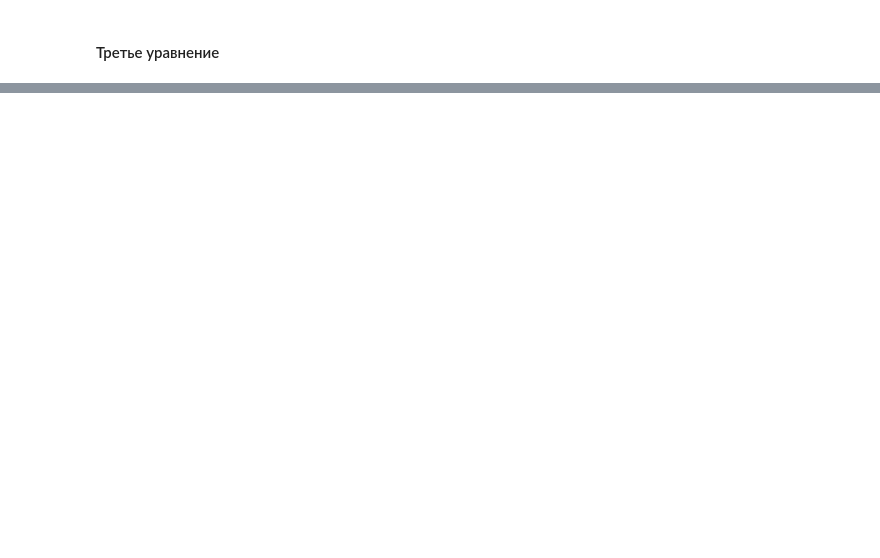
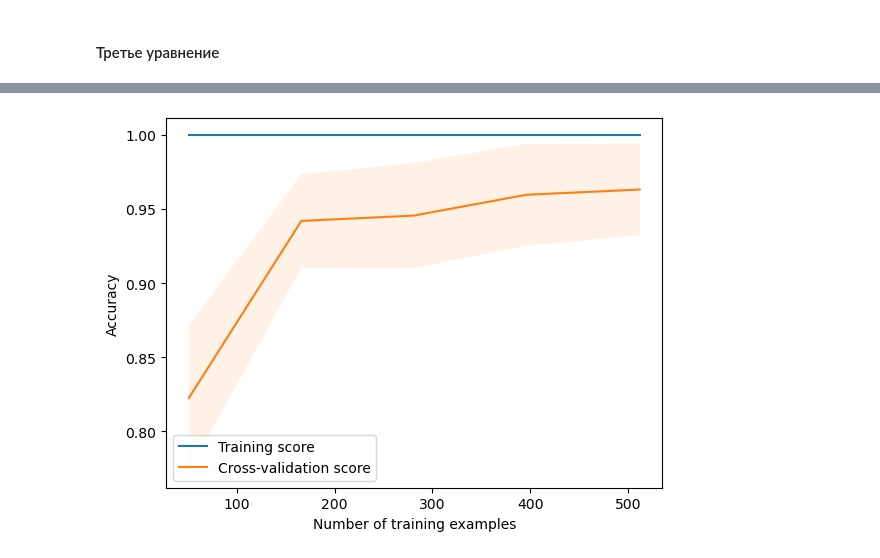
Before and after one commit to CosmDandy/-_4_-, a Jupyter notebook: analysis.ipynb, the cells around one changed output, grey strips where cells are left out. Saved outputs shown, nothing was run; the diff lists cells and outputs as text; code cells hidden in the pictures; blank space fills up the shorter version.

```diff
--- a/analysis.ipynb
+++ b/analysis.ipynb
@@ -1352,0 +1562,35 @@ Cредняя квадратичная ошибка (MSE): 1.5%
+# %%
+from sklearn.datasets import load_breast_cancer
+from sklearn.ensemble import RandomForestClassifier
+from sklearn.model_selection import learning_curve
+import matplotlib.pyplot as plt
+import numpy as np
+
+# Загрузка данных
+data = load_breast_cancer()
+X, y = data.data, data.target
+
+# Определение модели
+model = RandomForestClassifier(n_estimators=100, random_state=42)
+
+# Вычисление кривых обучения
+train_sizes, train_scores, test_scores = learning_curve(
+    model, X, y, cv=10, scoring='accuracy', n_jobs=-1)
+
+# Вычисление средних значений и стандартных отклонений
+train_scores_mean = np.mean(train_scores, axis=1)
+train_scores_std = np.std(train_scores, axis=1)
+test_scores_mean = np.mean(test_scores, axis=1)
+test_scores_std = np.std(test_scores, axis=1)
+
+# Построение графика обучения
+plt.plot(train_sizes, train_scores_mean, label='Training score')
+plt.fill_between(train_sizes, train_scores_mean - train_scores_std, train_scores_mean + train_scores_std, alpha=0.1)
+plt.plot(train_sizes, test_scores_mean, label='Cross-validation score')
+plt.fill_between(train_sizes, test_scores_mean - test_scores_std, test_scores_mean + test_scores_std, alpha=0.1)
+plt.xlabel('Number of training examples')
+plt.ylabel('Accuracy')
+plt.legend()
+plt.show()
+# %% [output]
+[figure, added]
```
Also changed, not shown: parts of 63 cells of this notebook.
